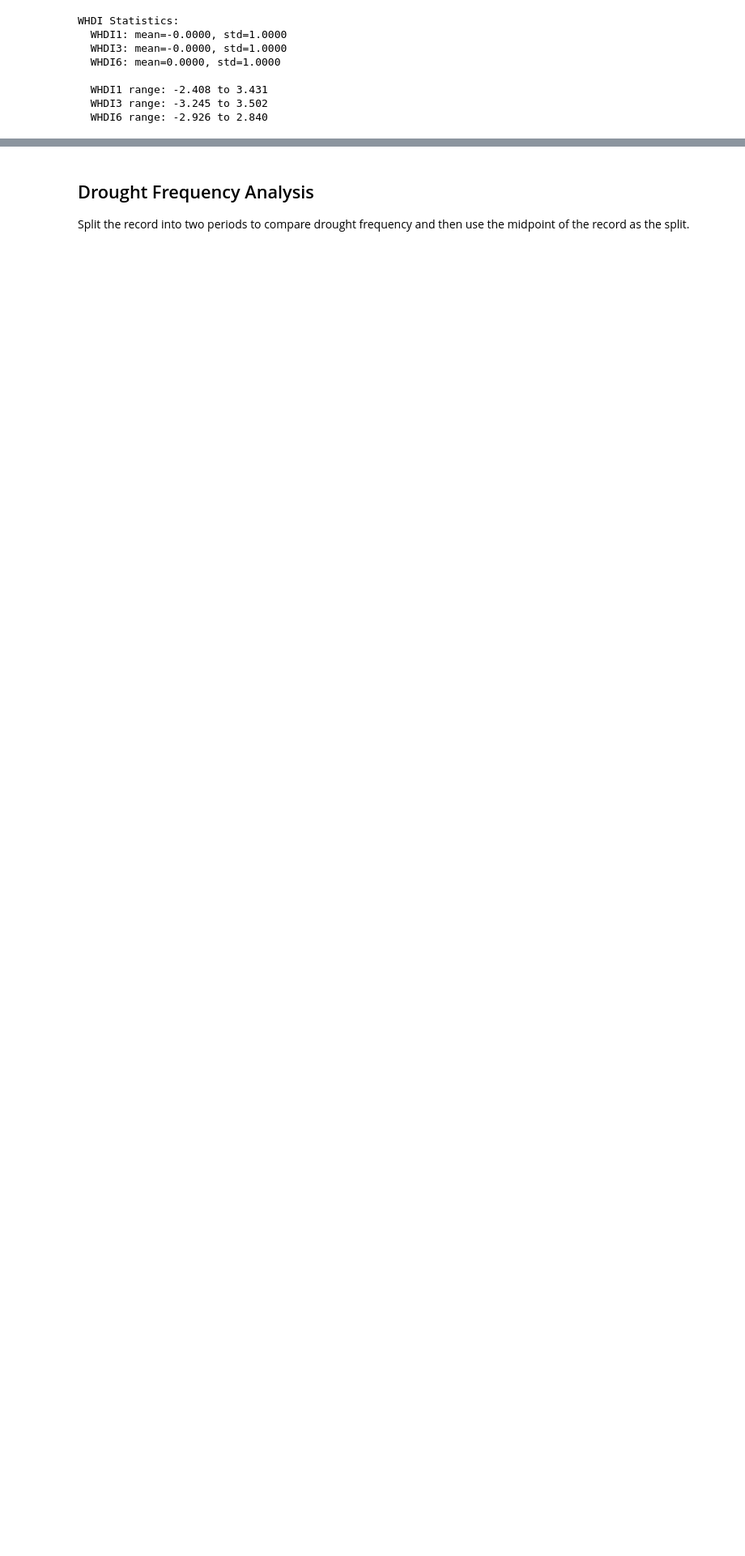
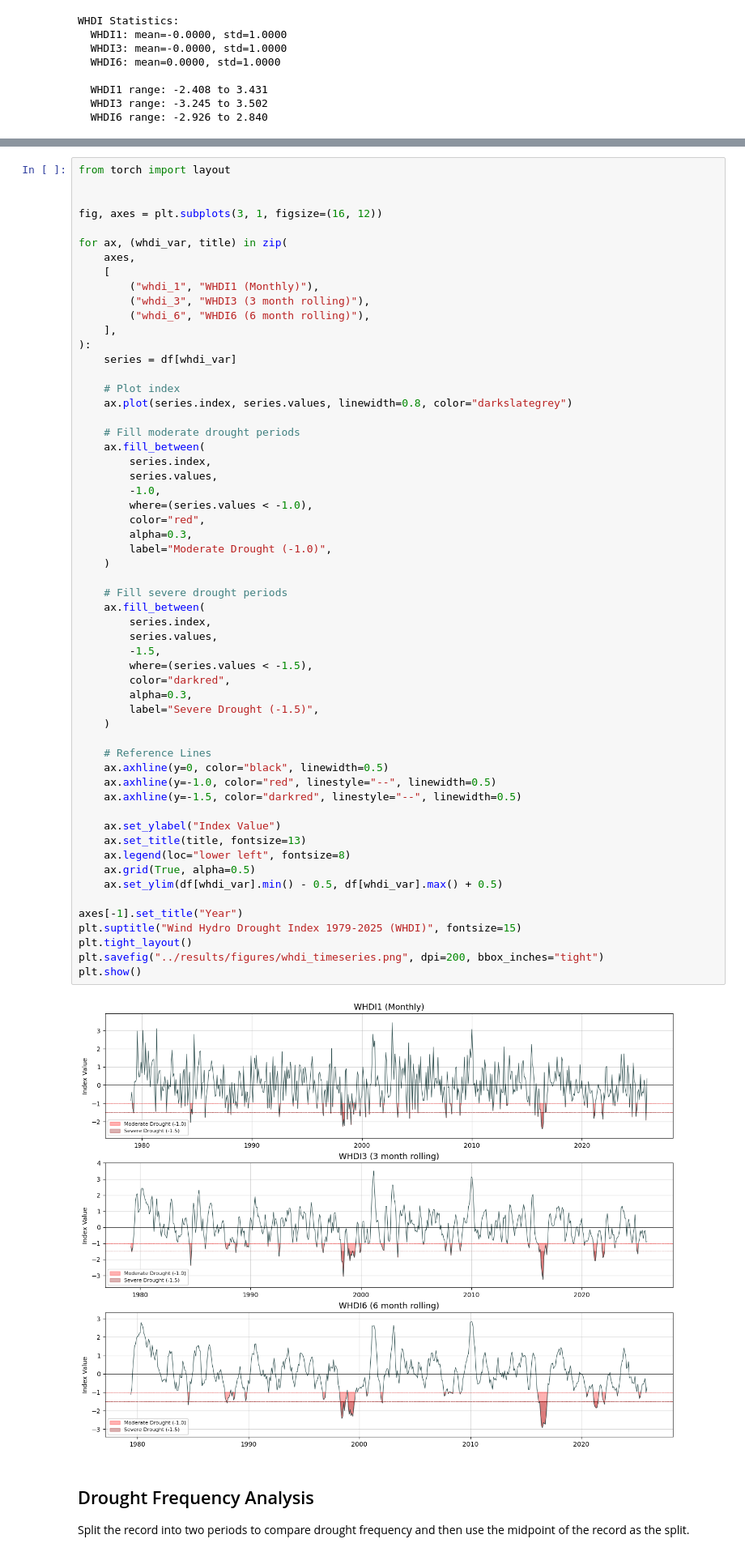
Before and after one commit to sgosmyt2/patagonia-energy-drought, a Jupyter notebook: notebooks/climatology_whdi.ipynb, the cells around one changed output, grey strips where cells are left out. Shown at 81% size. Drawn from its saved outputs; the diff is of its cells as text; blank space fills up the shorter version.

Commit message:
Created whdi timeseries plot

```diff
--- a/notebooks/climatology_whdi.ipynb
+++ b/notebooks/climatology_whdi.ipynb
@@ -294,3 +296,62 @@ WHDI Statistics:
+# %%
+from torch import layout
+
+
+fig, axes = plt.subplots(3, 1, figsize=(16, 12))
+
+for ax, (whdi_var, title) in zip(
+    axes,
+    [
+        ("whdi_1", "WHDI1 (Monthly)"),
+        ("whdi_3", "WHDI3 (3 month rolling)"),
+        ("whdi_6", "WHDI6 (6 month rolling)"),
+    ],
+):
+    series = df[whdi_var]
+
+    # Plot index
+    ax.plot(series.index, series.values, linewidth=0.8, color="darkslategrey")
+
+    # Fill moderate drought periods
+    ax.fill_between(
+        series.index,
+        series.values,
+        -1.0,
+        where=(series.values < -1.0),
+        color="red",
+        alpha=0.3,
+        label="Moderate Drought (-1.0)",
+    )
+
+    # Fill severe drought periods
+    ax.fill_between(
+        series.index,
+        series.values,
+        -1.5,
+        where=(series.values < -1.5),
+        color="darkred",
+        alpha=0.3,
+        label="Severe Drought (-1.5)",
+    )
+
+    # Reference Lines
+    ax.axhline(y=0, color="black", linewidth=0.5)
+    ax.axhline(y=-1.0, color="red", linestyle="--", linewidth=0.5)
+    ax.axhline(y=-1.5, color="darkred", linestyle="--", linewidth=0.5)
+
+    ax.set_ylabel("Index Value")
+    ax.set_title(title, fontsize=13)
+    ax.legend(loc="lower left", fontsize=8)
+    ax.grid(True, alpha=0.5)
+    ax.set_ylim(df[whdi_var].min() - 0.5, df[whdi_var].max() + 0.5)
+
+axes[-1].set_title("Year")
+plt.suptitle("Wind Hydro Drought Index 1979-2025 (WHDI)", fontsize=15)
+plt.tight_layout()
+plt.savefig("../results/figures/whdi_timeseries.png", dpi=200, bbox_inches="tight")
+plt.show()
+# %% [output]
+[figure, added]
 # %% [markdown]
 ## Drought Frequency Analysis
 
```
Also changed, not shown: parts of 1 cell of this notebook, 1 other file.
